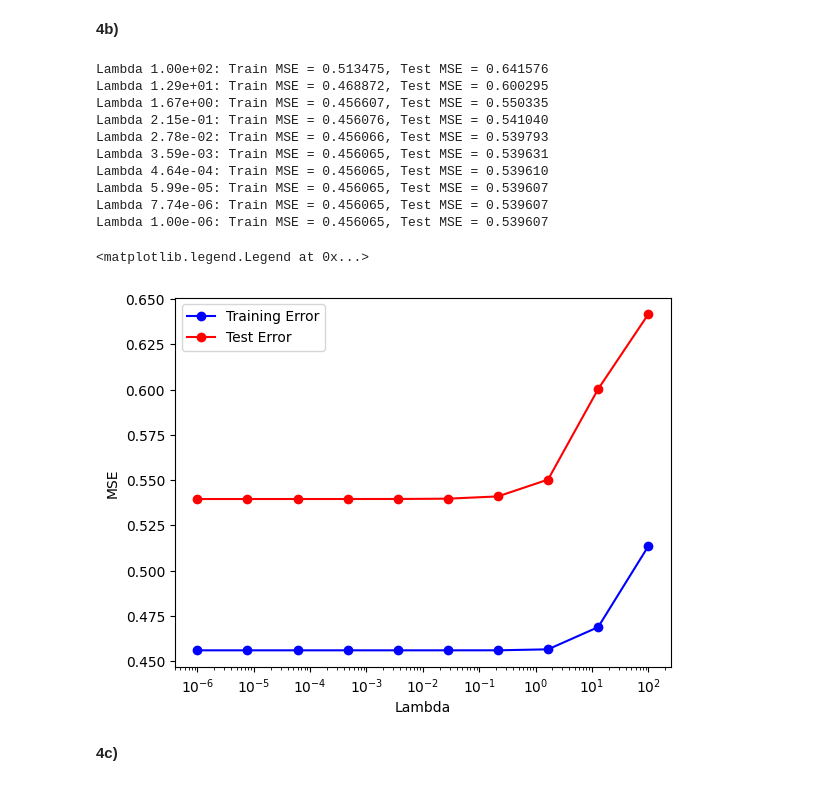
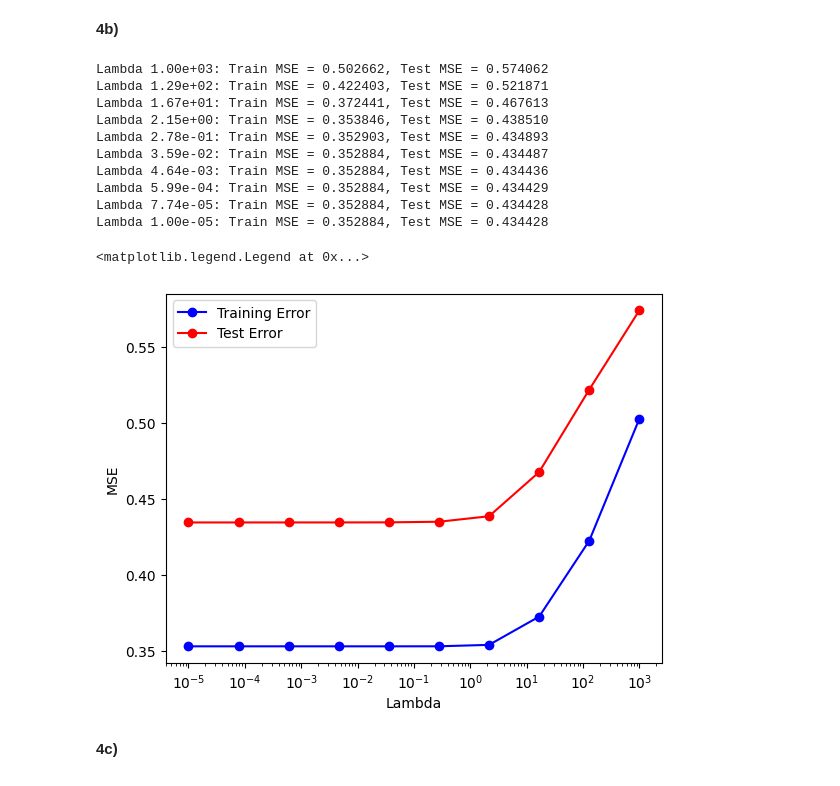
Before and after one commit to EiHol/FYSSTK3155, a Jupyter notebook: Week36/Notebook_W36.ipynb, the cells around one changed output. Cells and saved outputs as stored; diff of their text form; code cells hidden in the pictures.

```diff
--- a/Week36/Notebook_W36.ipynb
+++ b/Week36/Notebook_W36.ipynb
@@ -185,10 +185,16 @@ plt.legend()
 
 **c)** Compute the MSE of your ridge model for polynomials of degrees 1 to 5, and with lambdas from $10^{-1}$ to $10^{-5}$ on a logarithmic scale. Plot the MSE as a function of polynomial degree and lambda using a [heatmap](https://matplotlib.org/stable/gallery/images_contours_and_fields/image_annotated_heatmap.html).
 # %%
+# Setting seed to get the same data every time
+np.random.seed(22)
+
 # Generate the data
 n = 50
 x = np.linspace(-3, 3, n)
-y = np.exp(-x**2) + 1.5 * np.exp(-(x-2)**2) + np.random.normal(0, 0.1)
+y = np.exp(-x**2) + 1.5 * np.exp(-(x-2)**2) + np.random.normal(0, 0.1, n)  # Fixed: added n
+
+# Split the data before creating the design matrices
+x_train, x_test, y_train, y_test = train_test_split(x, y, random_state=42)
 # %% [markdown]
 **4A)**
 # %%
@@ -244,55 +252,52 @@ Degree 5: Train MSE = 0.325123, Test MSE = 0.783275
 # %%
 
 degree = 3
-Lambda = np.logspace(2, -6, 10)
-MSE_train = []
-MSE_test = []
-
-# Split the data before creating the design matrices to make sure all iterations use the same test and training dataset
-x_train, x_test, y_train, y_test = train_test_split(x, y)
+Lambda = np.logspace(3, -5, 10)
+MSE_train_lambda = []
+MSE_test_lambda = []
 
 # Create design matrices once since degree is fixed
 X_train = polynomial_features(x_train, degree)
 X_test = polynomial_features(x_test, degree)
 
 # Iterating over all lambda values
 for L in Lambda:
 
    # Train the model (find optimal parameters)
    beta = Ridge_parameters(X_train, y_train, L)
 
    # Make predictions
    y_train_pred = X_train @ beta
    y_test_pred = X_test @ beta
 
    # Calculate MSE for both training and test data
    train_mse_current = mean_squared_error(y_train, y_train_pred)
    test_mse_current = mean_squared_error(y_test, y_test_pred)
 
    # Store results
-   MSE_train.append(train_mse_current)
-   MSE_test.append(test_mse_current)
+   MSE_train_lambda.append(train_mse_current)
+   MSE_test_lambda.append(test_mse_current)
 
    # Print results
    print(f"Lambda {L:.2e}: Train MSE = {train_mse_current:.6f}, Test MSE = {test_mse_current:.6f}")
 
-plt.semilogx(Lambda, MSE_train, 'o-', color='blue', label='Training Error')
-plt.semilogx(Lambda, MSE_test, 'o-', color='red', label='Test Error')
+plt.semilogx(Lambda, MSE_train_lambda, 'o-', color='blue', label='Training Error')
+plt.semilogx(Lambda, MSE_test_lambda, 'o-', color='red', label='Test Error')
 plt.xlabel('Lambda')
 plt.ylabel('MSE')
 plt.legend()
 # %% [output]
-Lambda 1.00e+02: Train MSE = 0.513475, Test MSE = 0.641576
-Lambda 1.29e+01: Train MSE = 0.468872, Test MSE = 0.600295
-Lambda 1.67e+00: Train MSE = 0.456607, Test MSE = 0.550335
-Lambda 2.15e-01: Train MSE = 0.456076, Test MSE = 0.541040
-Lambda 2.78e-02: Train MSE = 0.456066, Test MSE = 0.539793
-Lambda 3.59e-03: Train MSE = 0.456065, Test MSE = 0.539631
-Lambda 4.64e-04: Train MSE = 0.456065, Test MSE = 0.539610
-Lambda 5.99e-05: Train MSE = 0.456065, Test MSE = 0.539607
-Lambda 7.74e-06: Train MSE = 0.456065, Test MSE = 0.539607
-Lambda 1.00e-06: Train MSE = 0.456065, Test MSE = 0.539607
+Lambda 1.00e+03: Train MSE = 0.502662, Test MSE = 0.574062
+Lambda 1.29e+02: Train MSE = 0.422403, Test MSE = 0.521871
+Lambda 1.67e+01: Train MSE = 0.372441, Test MSE = 0.467613
+Lambda 2.15e+00: Train MSE = 0.353846, Test MSE = 0.438510
+Lambda 2.78e-01: Train MSE = 0.352903, Test MSE = 0.434893
+Lambda 3.59e-02: Train MSE = 0.352884, Test MSE = 0.434487
+Lambda 4.64e-03: Train MSE = 0.352884, Test MSE = 0.434436
+Lambda 5.99e-04: Train MSE = 0.352884, Test MSE = 0.434429
+Lambda 7.74e-05: Train MSE = 0.352884, Test MSE = 0.434428
+Lambda 1.00e-05: Train MSE = 0.352884, Test MSE = 0.434428
 <matplotlib.legend.Legend at 0x...>
-[figure, old version]
+[figure, new version]
 # %% [markdown]
 **4c)**
```
Also changed, not shown: parts of 3 cells of this notebook.
